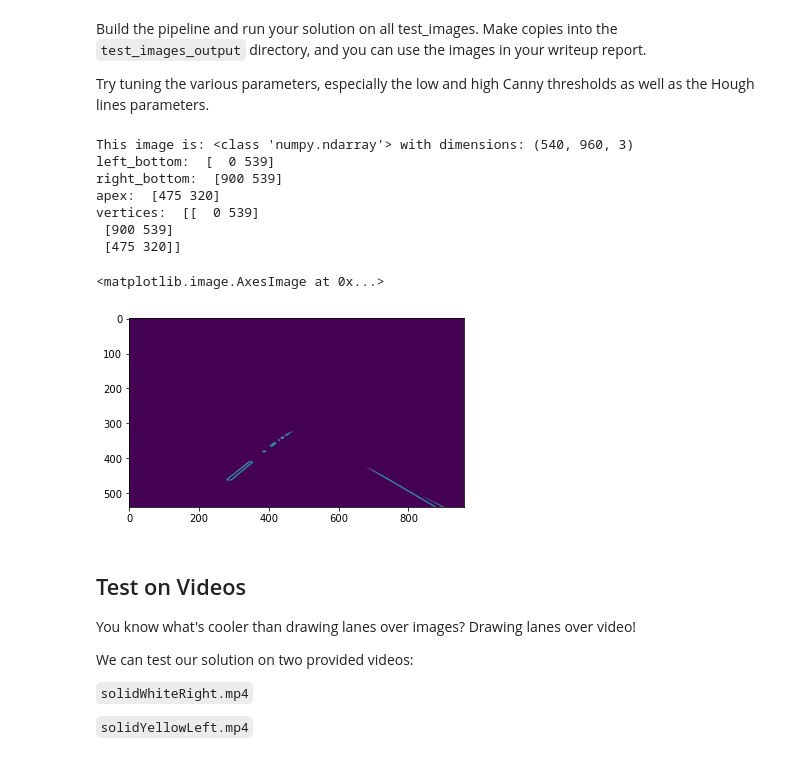
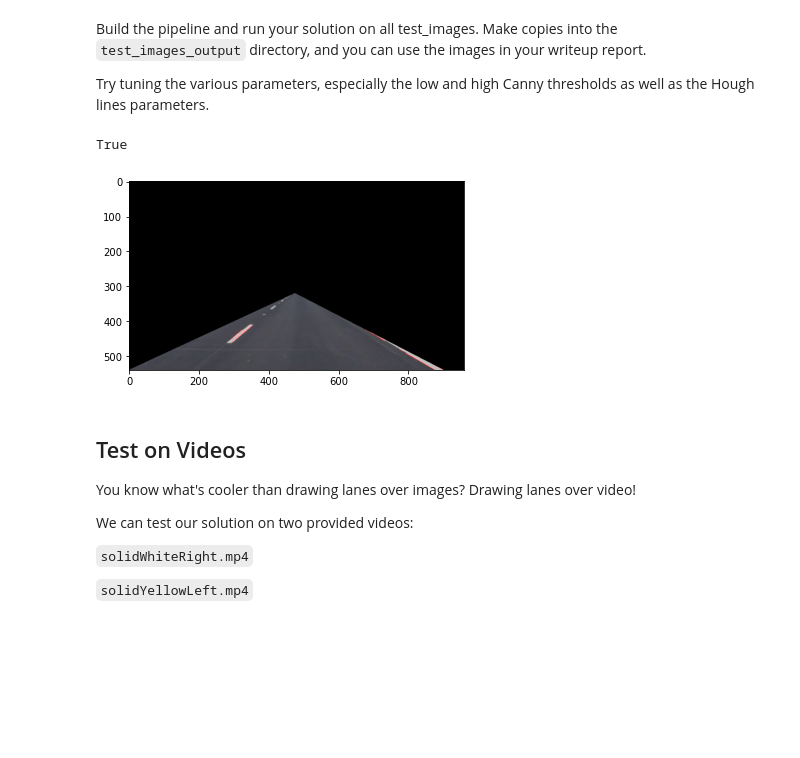
Before and after one commit to wolfgang-stefani/CarND-LaneLines-P1, a Jupyter notebook: P1.ipynb, the cells around one changed output. Saved outputs shown, nothing was run; the diff lists cells and outputs as text; code cells hidden in the pictures; blank space fills up the shorter version.

```diff
--- a/P1.ipynb
+++ b/P1.ipynb
@@ -198,58 +198,49 @@ Try tuning the various parameters, especially the low and high Canny thresholds
 # %%
 # TODO: Build your pipeline that will draw lane lines on the test_images
 # then save them to the test_images_output directory.
 
 # reading in an image
 image = mpimg.imread('test_images/solidWhiteCurve.jpg')
 
 # grayscale image
-gray_image = grayscale(image)
+gray = grayscale(image)
 
-# printing out some stats and plotting
-print('This image is:', type(image), 'with dimensions:', image.shape)
-plt.imshow(gray_image, cmap='gray')
-
-# canny-edged, grayscaled image
-canny_image = canny(gray_image, 80, 200)
-
-# canny-edged, grayscaled, blurred image
 # blur the image with Gaussian Blur to enhance the result
 # select a kernel size (second parameter). Must be an odd number (3, 5, 7...).
 # Note: this step is optional as cv2.Canny() applies a 5x5 Gaussian internally
-blurred_image = gaussian_blur(canny_image, 3)
+blur_gray = gaussian_blur(gray, 3)
 
-plt.imshow(blurred_image)
+# canny-edge
+masked_edges = canny(blur_gray, 80, 200)
+
+# Now we have a grayscaled, blurred, canny-edged image
+
+# houghline
+line_image = hough_lines(masked_edges, 1, np.pi/180, 1, 10, 1) # a blank image (all black) with lines drawn on it.
+
+# combine the line_image with the initial image
+# The result image is computed as follows: initial_img * α + img * β + γ; NOTE: initial_img and img must be the same shape!
+combo = weighted_img(line_image, image, α=0.8, β=1., γ=0.)
 
 # Select a region of interest
-# Define the vertices of a triangular mask.
 # the origin (x=0, y=0) is in the upper left
 left_bottom = np.array([0, 539])
 right_bottom = np.array([900, 539])
 apex = np.array([475, 320])
+vertices = np.array([left_bottom, right_bottom, apex])
+masked_image = region_of_interest(combo, [vertices]) # vertices ist in square brackets, weil
+                                                       # es (s. helper functions oben) übergeben wird an
+                                                       # cv2.fillPoly(img, pts, color) als pts und pts als array von polygons (arrays) an points definiert ist.
+                                                       # Die points selbst sind zu allem Überfluss auch arrays.
+                                                       # pts = [[[0 539][900 539][475 320]]]
 
-print('left_bottom: ',left_bottom) # only for demonstration
-print('right_bottom: ',right_bottom) # only for demonstration
-print('apex: ',apex) # only for demonstration
+plt.imshow(masked_image)
 
-vertices = np.array([left_bottom, right_bottom, apex])
-print('vertices: ',vertices)
-
-region = region_of_interest(blurred_image, [vertices]) # vertices ist in square brackets, weil
-                                                       # es (s. helper functions oben) übergeben wird an
-                                                       # cv2.fillPoly(img, pts, color) als pts und pts als array von polygons (arrays) an points
-                                                       # und die points zu allem Überfluss auch nochmal arrays sind.
-                                                       # pts = [[[0 539][900 539][475 320]]]
-plt.imshow(region)
+# save processed image into the test_images_output directory
+cv2.imwrite("test_images_output/test.jpg", masked_image)
 # %% [output]
-This image is: <class 'numpy.ndarray'> with dimensions: (540, 960, 3)
-left_bottom:  [  0 539]
-right_bottom:  [900 539]
-apex:  [475 320]
-vertices:  [[  0 539]
- [900 539]
- [475 320]]
+True
-<matplotlib.image.AxesImage at 0x...>
-[figure, old version]
+[figure, new version]
 # %% [markdown]
 ## Test on Videos
 
```
Also changed, not shown: parts of 2 cells of this notebook, 1 other file.
